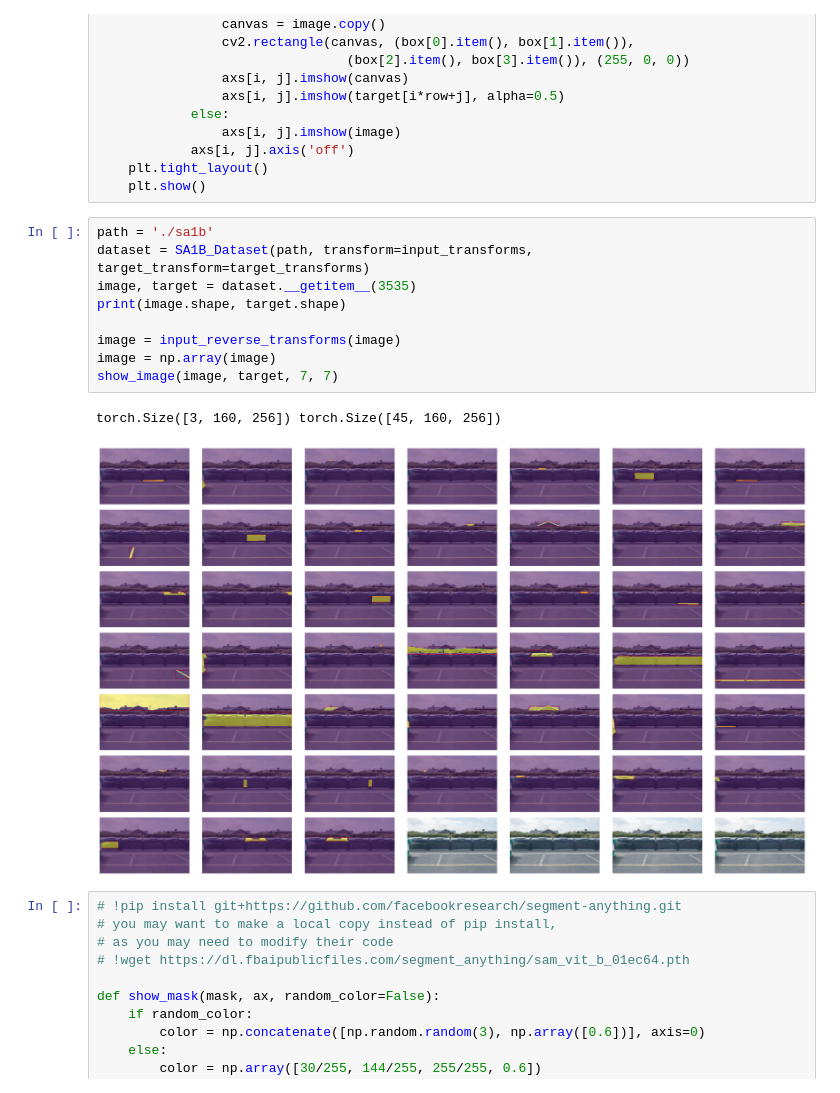
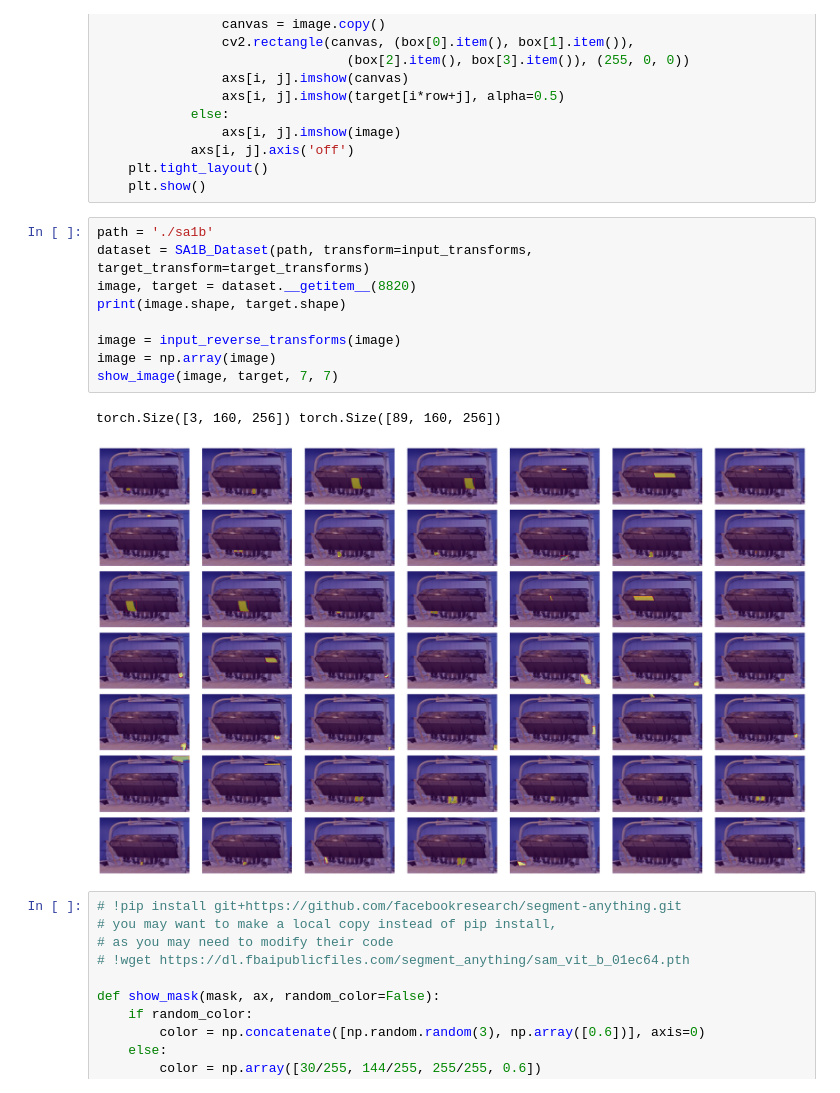
Before and after one commit to RPFey/680-Final, a Jupyter notebook: final.ipynb, the cells around one changed output. Cells and saved outputs as stored; diff of their text form.

```diff
--- a/final.ipynb
+++ b/final.ipynb
@@ -135,15 +135,15 @@ def show_image(image, target, row=12, col=12):
 # %%
 path = './sa1b'
 dataset = SA1B_Dataset(path, transform=input_transforms, target_transform=target_transforms)
-image, target = dataset.__getitem__(3535)
+image, target = dataset.__getitem__(8820)
 print(image.shape, target.shape)
 
 image = input_reverse_transforms(image)
 image = np.array(image)
 show_image(image, target, 7, 7)
 # %% [output]
-torch.Size([3, 160, 256]) torch.Size([45, 160, 256])
+torch.Size([3, 160, 256]) torch.Size([89, 160, 256])
-[figure, old version]
+[figure, new version]
 # %%
 # !pip install git+https://github.com/facebookresearch/segment-anything.git
 # you may want to make a local copy instead of pip install,
```
Also changed, not shown: parts of 5 cells of this notebook, 6 other files.
